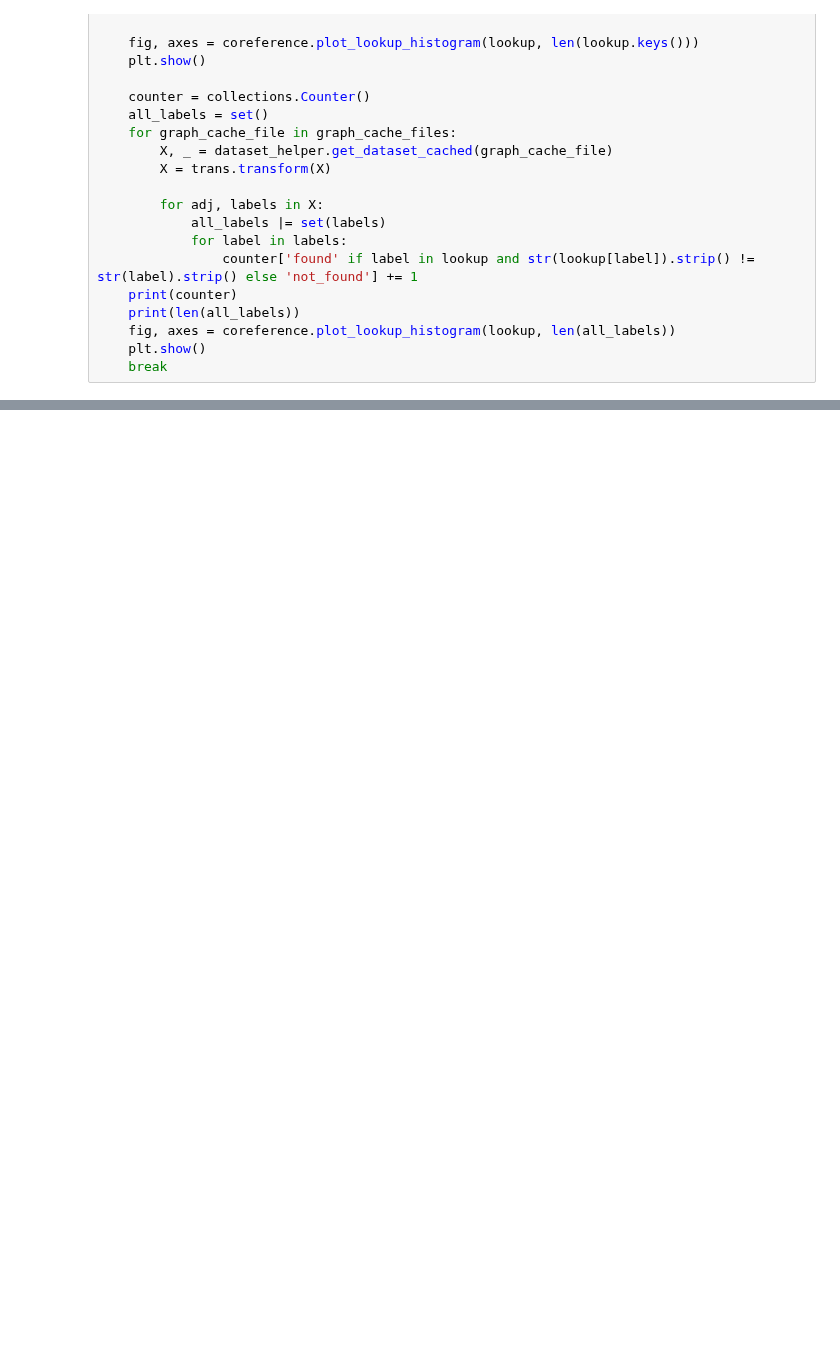
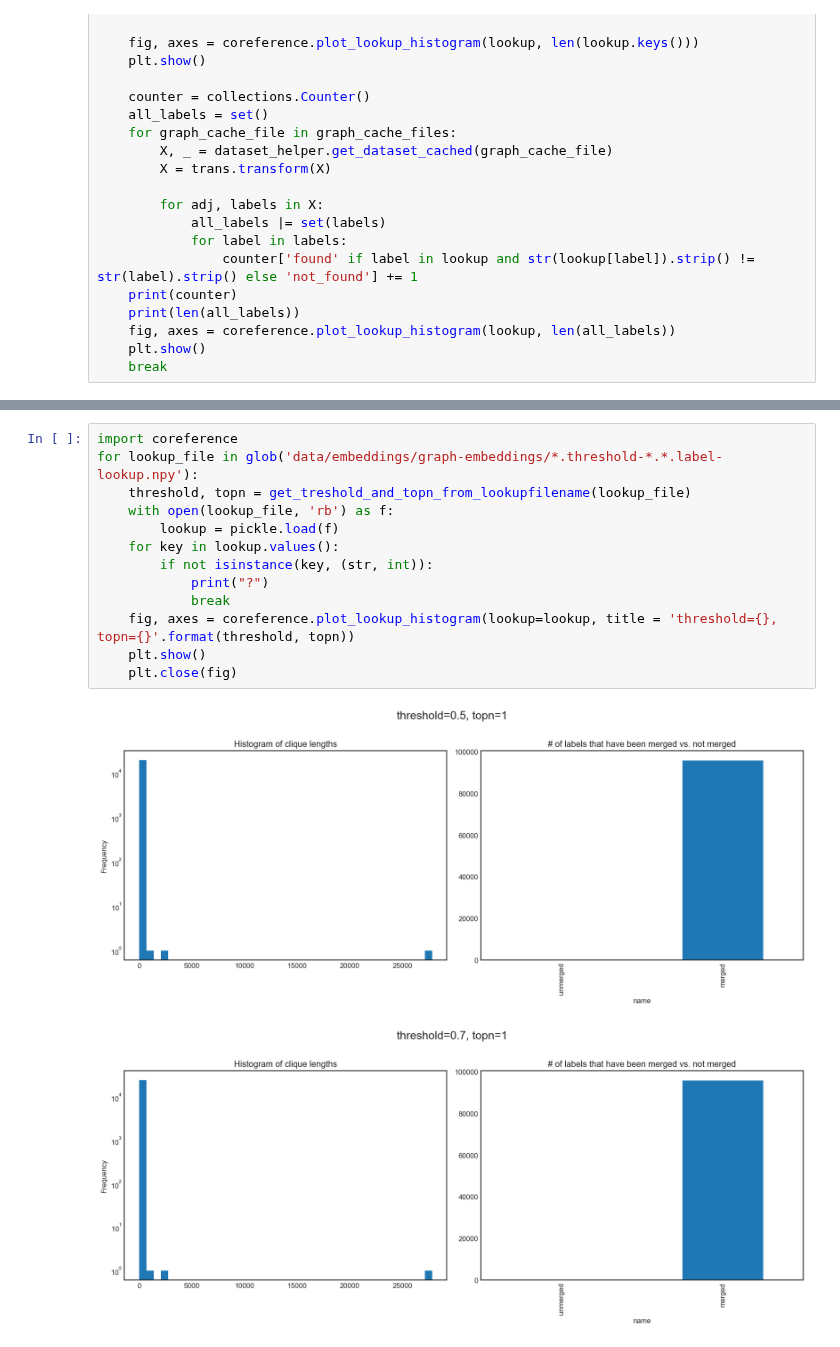
Before and after one commit to davidgengenbach/bachelor-thesis, a Jupyter notebook: code/dump.ipynb, the cells around one changed output, grey strips where cells are left out. Cells and saved outputs as stored; diff of their text form; blank space fills up the shorter version.

```diff
--- a/code/dump.ipynb
+++ b/code/dump.ipynb
@@ -247,0 +365,16 @@ for dataset_name in dataset_helper.get_all_available_dataset_names():
+# %%
+import coreference
+for lookup_file in glob('data/embeddings/graph-embeddings/*.threshold-*.*.label-lookup.npy'):
+    threshold, topn = get_treshold_and_topn_from_lookupfilename(lookup_file)
+    with open(lookup_file, 'rb') as f:
+        lookup = pickle.load(f)
+    for key in lookup.values():
+        if not isinstance(key, (str, int)):
+            print("?")
+            break
+    fig, axes = coreference.plot_lookup_histogram(lookup=lookup, title = 'threshold={}, topn={}'.format(threshold, topn))
+    plt.show()
+    plt.close(fig)
+# %% [output]
+[figure, added]
+[figure, added]
```
Also changed, not shown: parts of 3 cells of this notebook, 14 other files.
